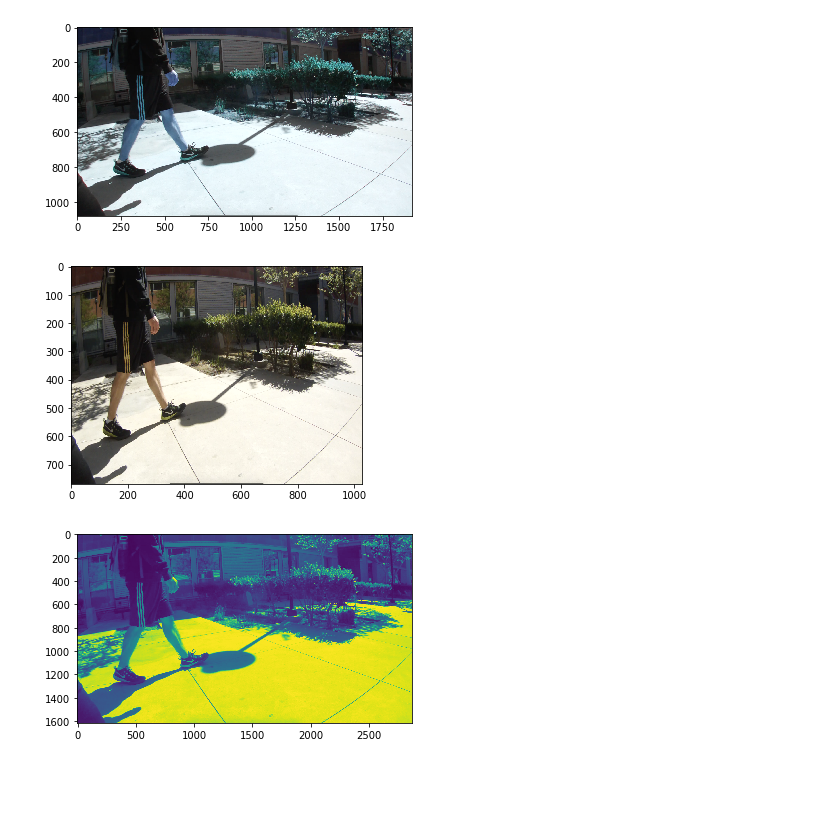
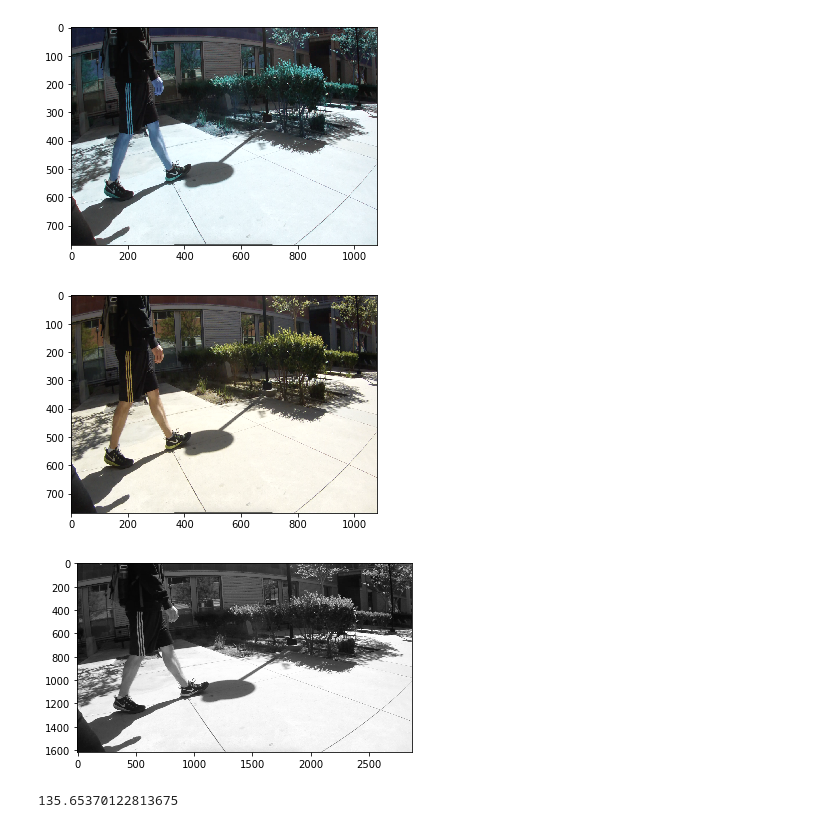
Before and after one commit to luoken/Shoe-detector, a Jupyter notebook: utils/Testing.ipynb, the cells around one changed output. Drawn from its saved outputs; the diff is of its cells as text; code cells hidden in the pictures; blank space fills up the shorter version.

```diff
--- a/utils/Testing.ipynb
+++ b/utils/Testing.ipynb
@@ -6,21 +15,24 @@ from matplotlib import pyplot as plt
 # %%
 foot = cv2.imread('danny_foot.png')
 
-resized_foot = cv2.resize(foot, (1080, 1080))
+
+resized_foot = cv2.resize(foot, (1080, 768))
 plt.imshow(resized_foot)
 plt.show()
 # %% [output]
-[figure, old version]
+[figure, new version]
 # %%
 # convert to rgb from bgr
 foot_rgb = cv2.cvtColor(resized_foot, cv2.COLOR_BGR2RGB)
 plt.imshow(foot_rgb)
 plt.show()
 # %% [output]
-[figure, old version]
+[figure, new version]
 # %%
 foot_grayscaled = cv2.cvtColor(foot, cv2.COLOR_BGR2GRAY)
-plt.imshow(foot_grayscaled)
+plt.imshow(foot_grayscaled, cmap='gray')
 plt.show()
+foot_grayscaled.mean()
 # %% [output]
-[figure, old version]
+[figure, new version]
+135.65370122813675
```
Also changed, not shown: parts of 14 cells of this notebook.
